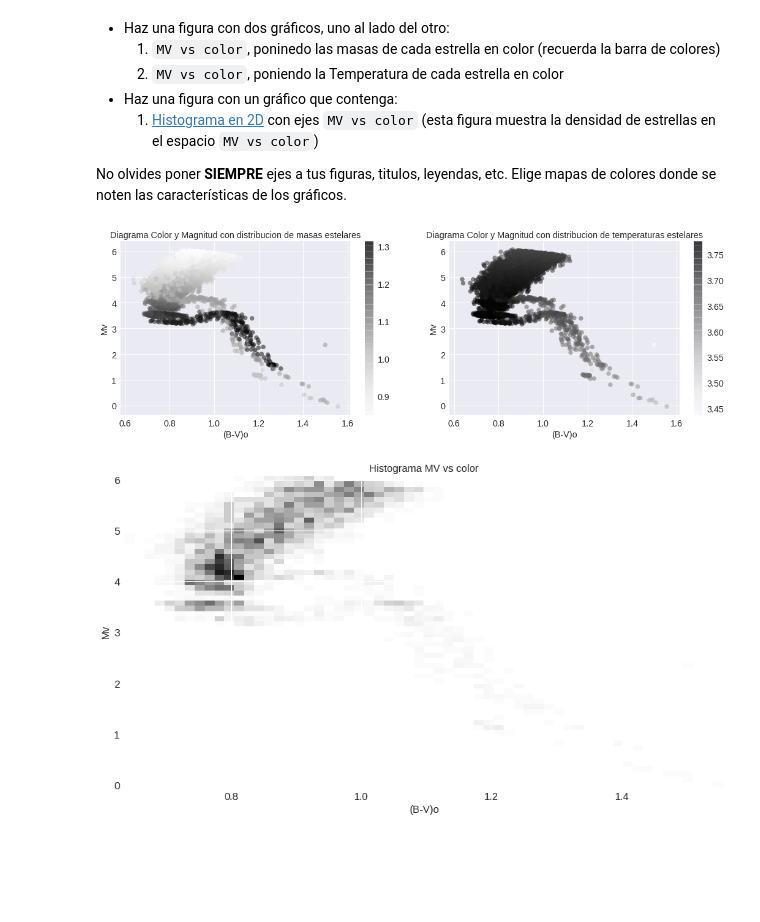
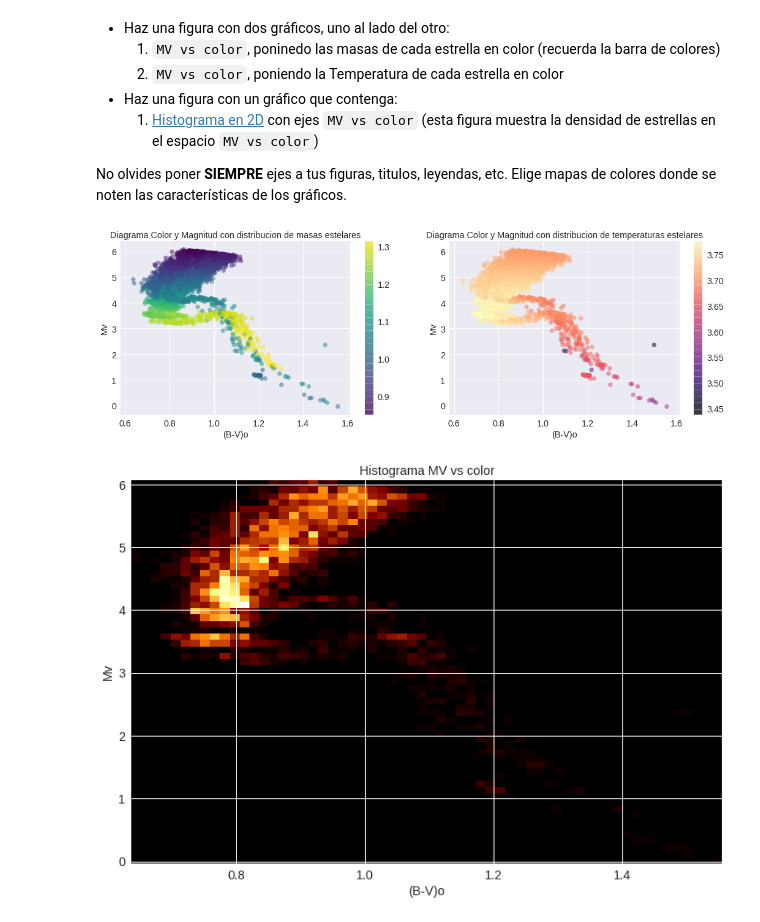
Before and after one commit to franciscourbina/minitarea2, a Jupyter notebook: minitarea2.ipynb, the cells around one changed output. Saved outputs shown, nothing was run; the diff lists cells and outputs as text; code cells hidden in the pictures; blank space fills up the shorter version.

```diff
--- a/minitarea2.ipynb
+++ b/minitarea2.ipynb
@@ -204,11 +204,11 @@ Ahora crearemos gráficos con un poco más de información en color.
 
 No olvides poner **SIEMPRE** ejes a tus figuras, titulos, leyendas, etc. Elige mapas de colores donde se noten las características de los gráficos.
 # %%
-# plot cmd + masa / smd + temp
+# plot cmd + masa / cmd + temp
 
 fig, ax = plt.subplots(figsize = (15,5), ncols = 2, sharex=True)
 
-cb = ax[0].scatter(color, MV, c = datos_filtrados[:,5], alpha = 0.5)
+cb = ax[0].scatter(color, MV, c = datos_filtrados[:,5], alpha = 0.5, cmap="viridis")
 
 fig.colorbar(cb, ax = ax[0])
 ax[0].set_ylabel('Mv')
@@ -216,7 +216,7 @@ ax[0].set_xlabel('(B-V)o')
 ax[0].set_title('Diagrama Color y Magnitud con distribucion de masas estelares')
 
 
-cb2 = ax[1].scatter(color, MV, c = datos_filtrados[:,4], alpha = 0.5)
+cb2 = ax[1].scatter(color, MV, c = datos_filtrados[:,4], alpha = 0.5, cmap = "magma")
 
 fig.colorbar(cb2, ax = ax[1])
 ax[1].set_ylabel('Mv')
@@ -226,17 +226,17 @@ ax[1].set_title('Diagrama Color y Magnitud con distribucion de temperaturas este
 
 fig.tight_layout()
 # %% [output]
-[figure, old version]
+[figure, new version]
 # %%
 # plot cmd hist2D
 
-plt.figure(figsize=(15,8))
+plt.figure(figsize=(12,8))
 plt.title("Histograma MV vs color")
-plt.hist2d(color, MV, bins=60, alpha =1)
+plt.hist2d(color, MV, bins=60, alpha =1, cmap = "afmhot")
 plt.legend()
 plt.xlabel('(B-V)o')
 plt.ylabel("Mv")
 plt.grid(True)
 plt.show()
 # %% [output]
-[figure, old version]
+[figure, new version]
```
Also changed, not shown: parts of 1 cell of this notebook.
